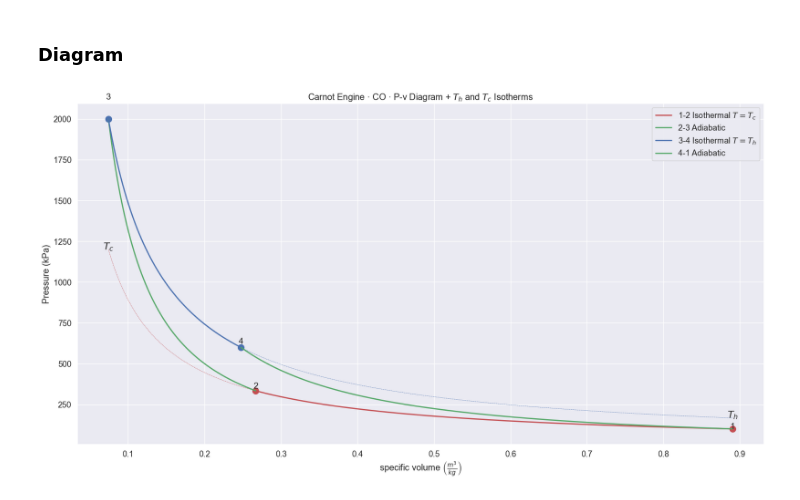
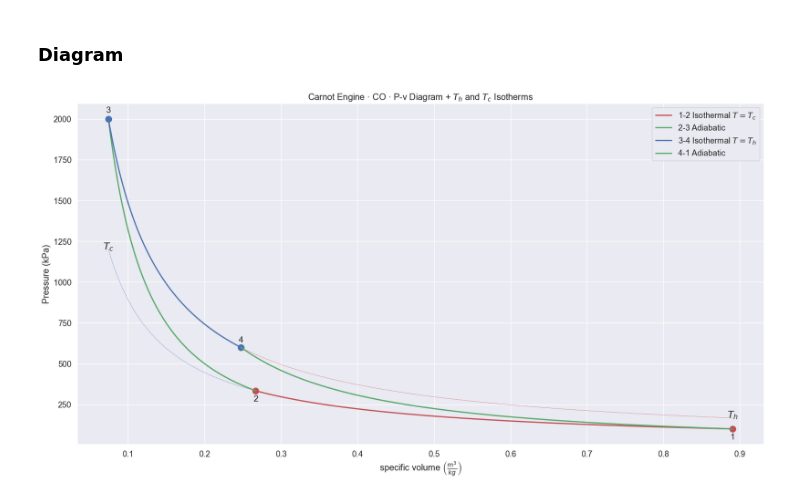
Before and after one commit to phystopia/thermodynamics, a Jupyter notebook: carnot_CO_ideal.ipynb, the cells around one changed output. Drawn from its saved outputs; the diff is of its cells as text; code cells hidden in the pictures.

```diff
--- a/carnot_CO_ideal.ipynb
+++ b/carnot_CO_ideal.ipynb
@@ -1412,13 +1421,13 @@ T12, v12, P12, h12, s12 = isobaric_process(
 # %% [markdown]
 ### Arrays for the isotherms
 # %%
+#Isotherm for Tc
+vc = np.linspace(v2, v3, points)
+pc = P1 * v1 / vc
+
 #Isotherm for Th
-vh = np.linspace(v2, v3, points)
-ph = P1 * v1 / vh
-
-#Isotherm for Tc
-vc = np.linspace(v4, v1, points)
-pc = P3 * v3 / vc
+vh = np.linspace(v4, v1, points)
+ph = P3 * v3 / vh
 # %% [markdown]
 ### Diagram
 # %%
@@ -1431,35 +1440,35 @@ ax.set_title(r'Carnot Engine · CO · P-v Diagram + $T_h$ and $T_c$ Isotherms')
 ax.plot(vh,ph,'r--',linewidth=0.5)  # Th
 ax.plot(vc,pc,'b--',linewidth=0.5)  # Tc
 
 # Isotherms annotations
 ax.annotate(r'$T_c$', xy=(v3, P1*v1/v3), xytext=(v3, P1*v1/v3), fontsize=16, ha='center')  # Th
 ax.annotate(r'$T_h$', xy=(v1, P3*v3/v1), xytext=(v1, P3*v3/v1), fontsize=16, ha='center')  # Tc
 
 # State markers
 ax.plot(v1, P1, 'ro', markersize=10)  # State 1
 ax.plot(v2, P2, 'ro', markersize=10)  # State 2
 ax.plot(v3, P3, 'bo', markersize=10)  # State 3
 ax.plot(v4, P4, 'bo', markersize=10)  # State 4
 
 # State annotations
-ax.annotate('1', xy=(v1, P1), xytext=(v1, P1*1.02), fontsize=14, ha='center')  # State 1
-ax.annotate('2', xy=(v2, P2), xytext=(v2, P2*1.04), fontsize=14, ha='center')  # State 2
-ax.annotate('3', xy=(v3, P3), xytext=(v3, P3*1.06), fontsize=14, ha='center')  # State 3
-ax.annotate('4', xy=(v4, P4), xytext=(v4, P4*1.04), fontsize=14, ha='center')  # State 4
+ax.annotate('1', xy=(v1, P1), xytext=(v1, P1*0.35), fontsize=14, ha='center')  # State 1
+ax.annotate('2', xy=(v2, P2), xytext=(v2, P2*0.81), fontsize=14, ha='center')  # State 2
+ax.annotate('3', xy=(v3, P3), xytext=(v3, P3*1.02), fontsize=14, ha='center')  # State 3
+ax.annotate('4', xy=(v4, P4), xytext=(v4, P4*1.05), fontsize=14, ha='center')  # State 4
 
 # Process curves
 ax.plot(v12, P12, 'r-', linewidth=2, label=r'1-2 Isothermal $T=T_c$')  # 1➛2: Isothermal
 ax.plot(v23, P23, 'g-', linewidth=2, label= '2-3 Adiabatic')           # 2➛3: Adiabatic
 ax.plot(v34, P34, 'b-', linewidth=2, label=r'3-4 Isothermal $T=T_h$')  # 3➛4: Isothermal
 ax.plot(v41, P41, 'g-', linewidth=2, label= '4-1 Adiabatic')           # 4➛1: Adiabatic
 
 # Axis labels
 ax.set_ylabel('Pressure (kPa)')
 ax.set_xlabel(r'specific volume $\left(\frac{m^3}{kg}\right)$')
 
 ax.grid(True)                # Enable grid
 ax.legend(loc='upper right') # Show legend and adjusts its position to minimize overlap
 
 plt.show()
 # %% [output]
-[figure, old version]
+[figure, new version]
```
Also changed, not shown: parts of 9 cells of this notebook.
